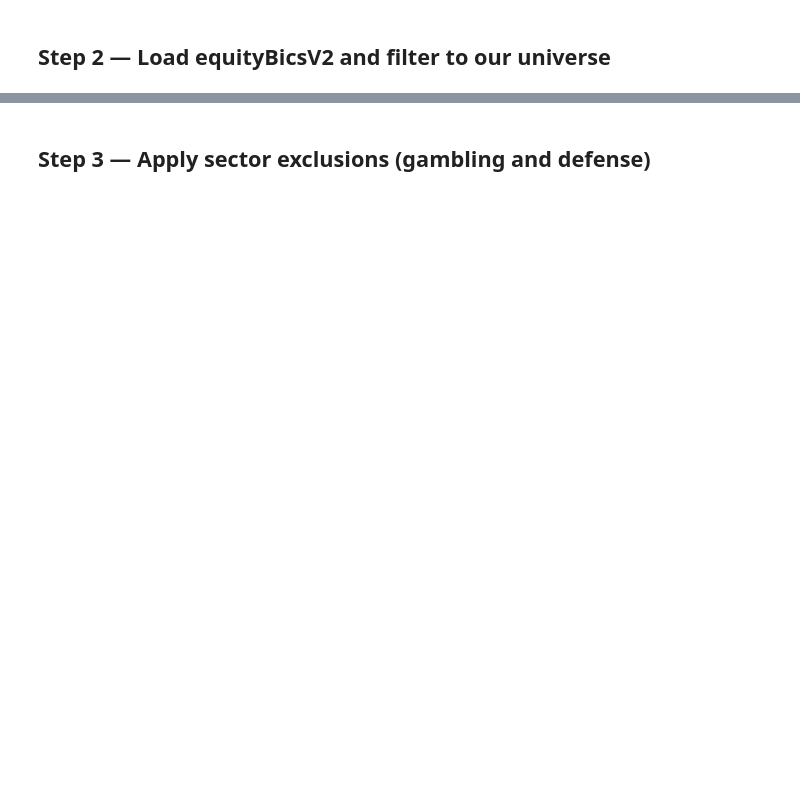
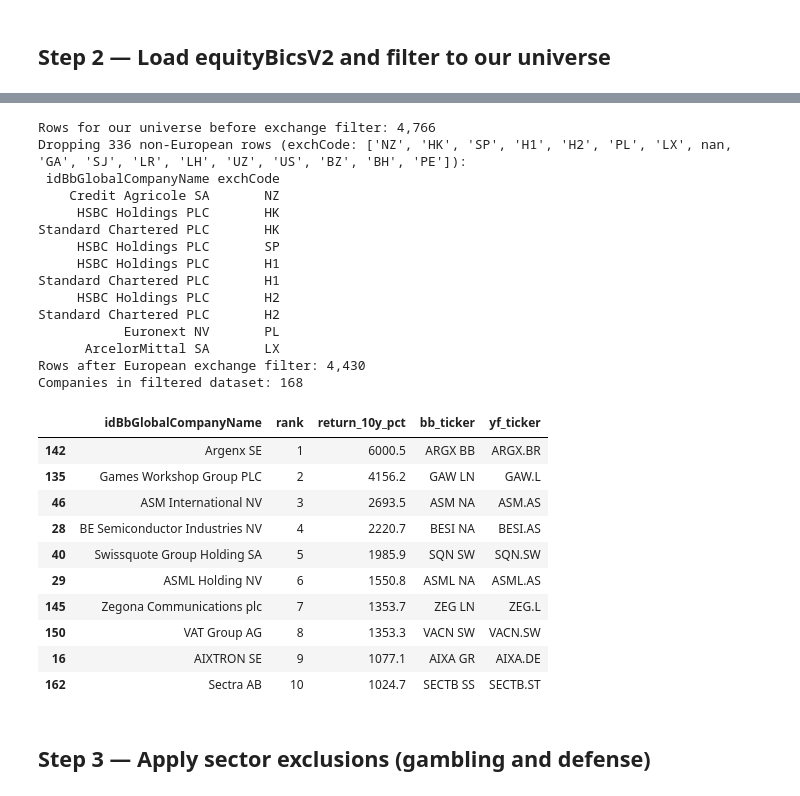
Before and after one commit to IVasileiadis00/esade-sf, a Jupyter notebook: notebooks/agent02_data_ingestion.ipynb, the cells around one changed output, grey strips where cells are left out. Cells and saved outputs as stored; diff of their text form; code cells hidden in the pictures; blank space fills up the shorter version.

```diff
--- a/notebooks/agent02_data_ingestion.ipynb
+++ b/notebooks/agent02_data_ingestion.ipynb
@@ -51,37 +72,64 @@ print(f"Loaded: {len(df_ids):,} rows | {df_ids[JOIN_KEY].nunique():,} unique com
 # Filter equityBicsV2 to our universe and keep ONE row per company (primary equity)
 df_filtered = df_ids[df_ids[JOIN_KEY].isin(target_ids)].copy()
 print(f"Rows for our universe before exchange filter: {len(df_filtered):,}")
 
 # Keep only European exchange listings — Bloomberg idBbCompany is not globally unique;
 # the same numeric ID can appear for a European and an Asian company in the professor's export.
 EUROPEAN_EXCH = {
     'GR','LN','FP','IM','SS','AV','BB','PW','SM','NO','FH','DC',
     'PO','BQ','SW','MM','AR','HB','RO','RM','CP','TE','T1','S1',
     'B3','L1','GZ','IX','QX','TQ','EB','QE','S4','PZ','L3','LI',
-    'I2','BU','TH','QT'
+    'I2','BU','TH','QT','ID',   # ID = Euronext Dublin
 }
 if 'exchCode' in df_filtered.columns:
     non_eu = df_filtered[~df_filtered['exchCode'].isin(EUROPEAN_EXCH)]
     if len(non_eu) > 0:
         print(f"Dropping {len(non_eu)} non-European rows (exchCode: {non_eu['exchCode'].unique().tolist()}):")
-        print(non_eu[['idBbGlobalCompanyName', 'exchCode']].drop_duplicates().to_string(index=False))
+        print(non_eu[['idBbGlobalCompanyName', 'exchCode']].drop_duplicates().head(10).to_string(index=False))
     df_filtered = df_filtered[df_filtered['exchCode'].isin(EUROPEAN_EXCH)]
     print(f"Rows after European exchange filter: {len(df_filtered):,}")
 
 # Prefer common equity rows where possible
 if 'securityTyp' in df_filtered.columns:
     common = df_filtered[df_filtered['securityTyp'].str.contains('Common|EQS', case=False, na=False)]
     df_company = common.drop_duplicates(subset=JOIN_KEY, keep='first') if len(common) > 0 else df_filtered.drop_duplicates(subset=JOIN_KEY, keep='first')
 else:
     df_company = df_filtered.drop_duplicates(subset=JOIN_KEY, keep='first')
 
 # Attach universe metadata (rank, returns, Yahoo Finance ticker)
-universe_meta = df_universe[[JOIN_KEY, 'rank', 'company', 'return_5y_pct', 'return_10y_pct', 'yf_ticker']].dropna(subset=[JOIN_KEY]).copy()
+universe_meta = df_universe[[JOIN_KEY, 'rank', 'company', 'return_5y_pct', 'return_10y_pct', 'bb_ticker', 'yf_ticker']].dropna(subset=[JOIN_KEY]).copy()
 universe_meta[JOIN_KEY] = universe_meta[JOIN_KEY].astype(int)
 df_company = df_company.merge(universe_meta, on=JOIN_KEY, how='left')
 
 print(f"Companies in filtered dataset: {len(df_company)}")
-df_company[['idBbGlobalCompanyName', 'rank', 'return_10y_pct', 'yf_ticker']].sort_values('rank').head(10)
+df_company[['idBbGlobalCompanyName', 'rank', 'return_10y_pct', 'bb_ticker', 'yf_ticker']].sort_values('rank').head(10)
+# %% [output]
+Rows for our universe before exchange filter: 4,766
+Dropping 336 non-European rows (exchCode: ['NZ', 'HK', 'SP', 'H1', 'H2', 'PL', 'LX', nan, 'GA', 'SJ', 'LR', 'LH', 'UZ', 'US', 'BZ', 'BH', 'PE']):
+ idBbGlobalCompanyName exchCode
+    Credit Agricole SA       NZ
+     HSBC Holdings PLC       HK
+Standard Chartered PLC       HK
+     HSBC Holdings PLC       SP
+     HSBC Holdings PLC       H1
+Standard Chartered PLC       H1
+     HSBC Holdings PLC       H2
+Standard Chartered PLC       H2
+           Euronext NV       PL
+      ArcelorMittal SA       LX
+Rows after European exchange filter: 4,430
+Companies in filtered dataset: 168
+|  | idBbGlobalCompanyName | rank | return_10y_pct | bb_ticker | yf_ticker |
+| 142 | Argenx SE | 1 | 6000.5 | ARGX BB | ARGX.BR |
+| 135 | Games Workshop Group PLC | 2 | 4156.2 | GAW LN | GAW.L |
+| 46 | ASM International NV | 3 | 2693.5 | ASM NA | ASM.AS |
+| 28 | BE Semiconductor Industries NV | 4 | 2220.7 | BESI NA | BESI.AS |
+| 40 | Swissquote Group Holding SA | 5 | 1985.9 | SQN SW | SQN.SW |
+| 29 | ASML Holding NV | 6 | 1550.8 | ASML NA | ASML.AS |
+| 145 | Zegona Communications plc | 7 | 1353.7 | ZEG LN | ZEG.L |
+| 150 | VAT Group AG | 8 | 1353.3 | VACN SW | VACN.SW |
+| 16 | AIXTRON SE | 9 | 1077.1 | AIXA GR | AIXA.DE |
+| 162 | Sectra AB | 10 | 1024.7 | SECTB SS | SECTB.ST |
 # %% [markdown]
 ## Step 3 — Apply sector exclusions (gambling and defense)
 # %%
```
Also changed, not shown: parts of 11 cells of this notebook.
